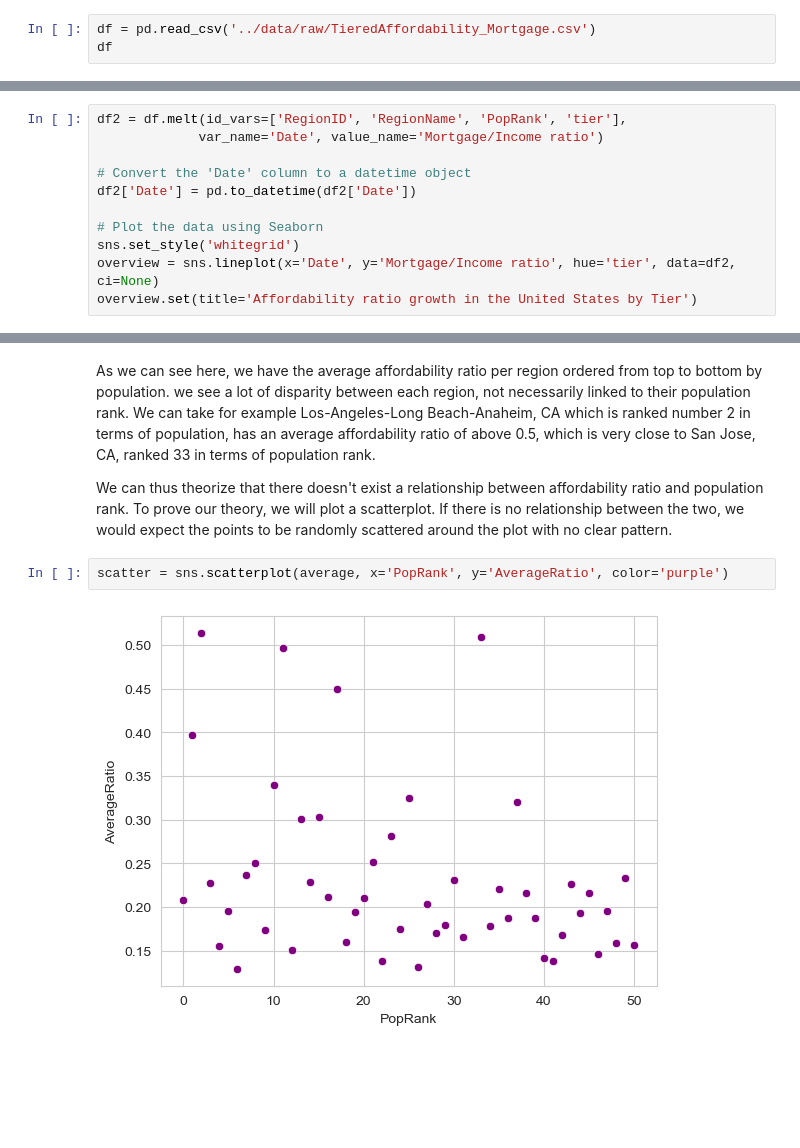
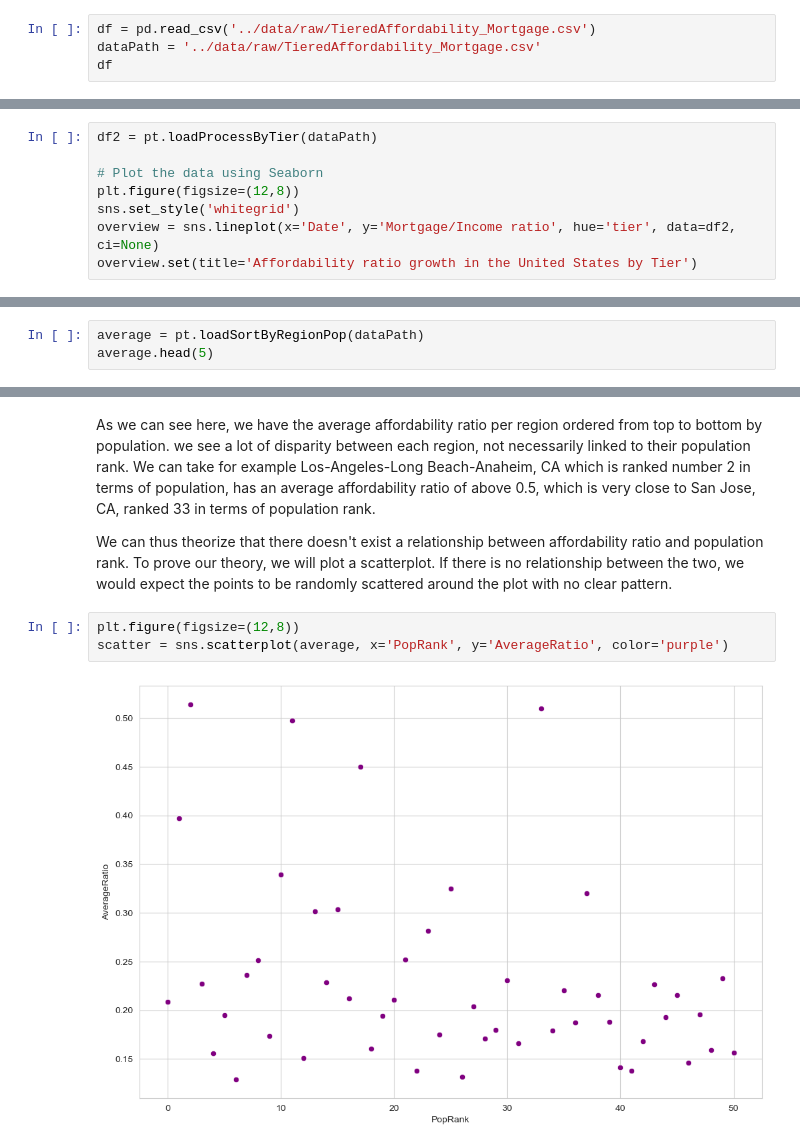
Before and after one commit to ubco-W2022T2-data301/project-group-therealgroup30, a Jupyter notebook: analysis/analysisAlrick.ipynb, the cells around one changed output, grey strips where cells are left out. Drawn from its saved outputs; the diff is of its cells as text; blank space fills up the shorter version.

```diff
--- a/analysis/analysisAlrick.ipynb
+++ b/analysis/analysisAlrick.ipynb
@@ -20,5 +22,6 @@ sns.set_style
 # %%
 df = pd.read_csv('../data/raw/TieredAffordability_Mortgage.csv')
+dataPath = '../data/raw/TieredAffordability_Mortgage.csv'
 df
 # %% [output]
 |  | RegionID | RegionName | PopRank | tier | 1999-06-30 | 1999-09-30 | 1999-12-31 | 2000-03-31 | 2000-06-30 | ... |
@@ -53,13 +56,10 @@ df.describe().apply(lambda s: s.apply(lambda x: format(x, 'f')))
 | max | 753899.000000 | 50.000000 | 0.558370 | 0.597451 | 0.638352 | 0.725159 | 0.796679 | 0.824031 | 0.848911 | ... |
 8 rows × 71 columns
 # %%
-df2 = df.melt(id_vars=['RegionID', 'RegionName', 'PopRank', 'tier'],
-             var_name='Date', value_name='Mortgage/Income ratio')
-
-# Convert the 'Date' column to a datetime object
-df2['Date'] = pd.to_datetime(df2['Date'])
+df2 = pt.loadProcessByTier(dataPath)
 
 # Plot the data using Seaborn
+plt.figure(figsize=(12,8))
 sns.set_style('whitegrid')
 overview = sns.lineplot(x='Date', y='Mortgage/Income ratio', hue='tier', data=df2, ci=None)
 overview.set(title='Affordability ratio growth in the United States by Tier')
@@ -137,0 +78,3 @@ average.sort_values(by='PopRank')
+# %%
+average = pt.loadSortByRegionPop(dataPath)
+average.head(5)
@@ -151,7 +103,8 @@ As we can see here, we have the average affordability ratio per region ordered f
 
 We can thus theorize that there doesn't exist a relationship between affordability ratio and population rank. To prove our theory, we will plot a scatterplot. If there is no relationship between the two, we would expect the points to be randomly scattered around the plot with no clear pattern.
 # %%
+plt.figure(figsize=(12,8))
 scatter = sns.scatterplot(average, x='PopRank', y='AverageRatio', color='purple')
 # %% [output]
-[figure, old version]
+[figure, new version]
 # %% [markdown]
```
Also changed, not shown: parts of 22 cells of this notebook, 1 other file.
